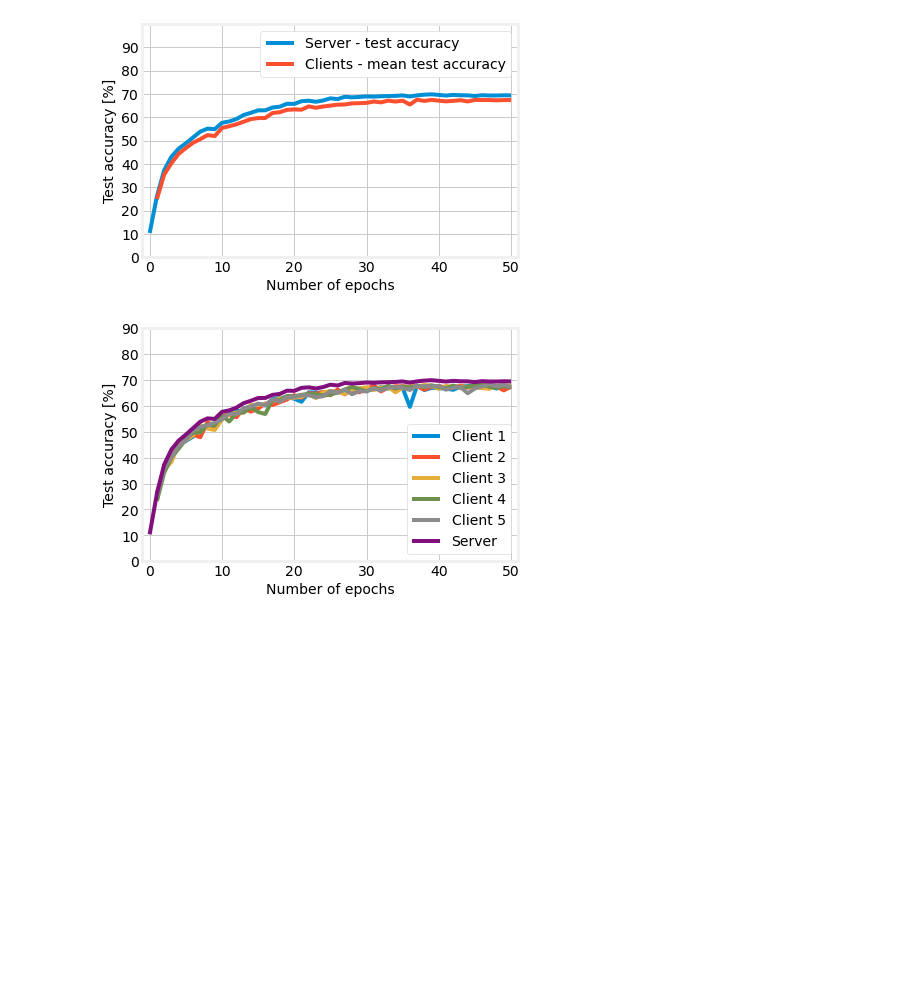
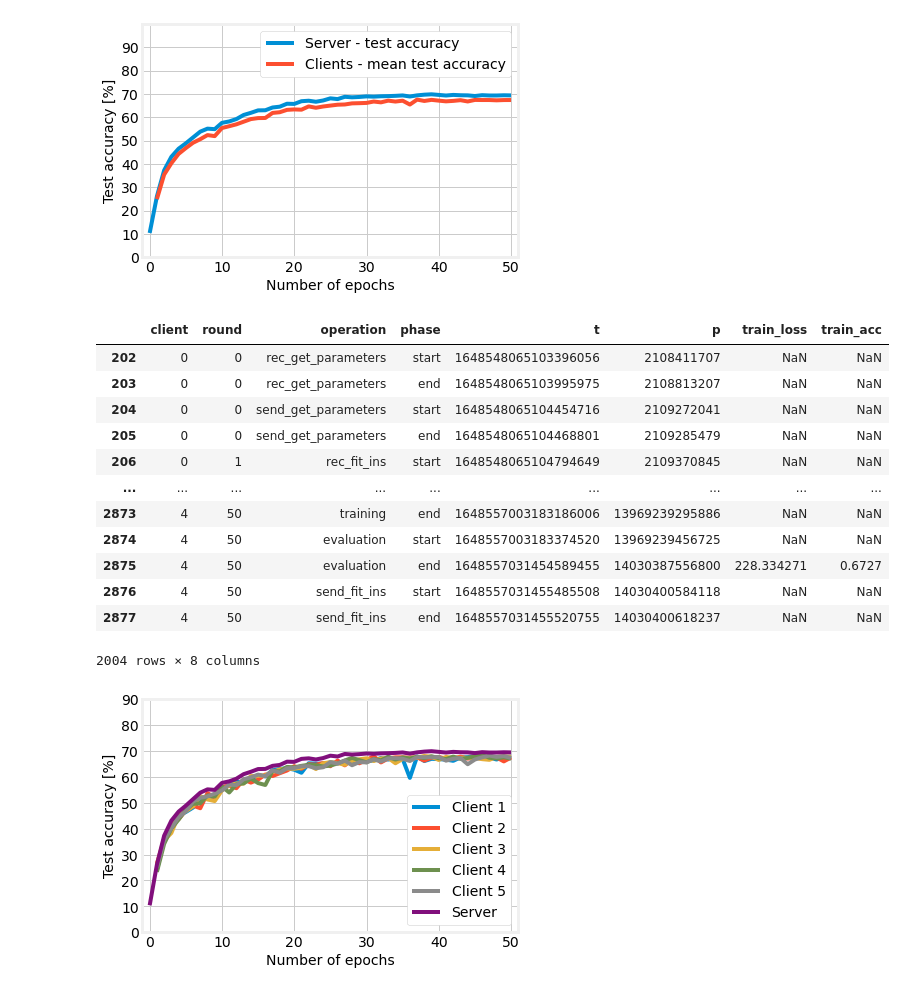
Before and after one commit to Giuse1/flower_final, a Jupyter notebook: plot.ipynb, the cells around one changed output. Drawn from its saved outputs; the diff is of its cells as text; code cells hidden in the pictures; blank space fills up the shorter version.

```diff
--- a/plot.ipynb
+++ b/plot.ipynb
@@ -85,6 +85,22 @@ plt.savefig("figures/test_accuracy_mean.png", bbox_inches = "tight")
 plt.show()
 # %% [output]
 [figure]
+# %%
+overall_df[overall_df["client"]!=-1]
+# %% [output]
+|  | client | round | operation | phase | t | p | train_loss | train_acc |
+| 202 | 0 | 0 | rec_get_parameters | start | 1648548065103396056 | 2108411707 | NaN | NaN |
+| 203 | 0 | 0 | rec_get_parameters | end | 1648548065103995975 | 2108813207 | NaN | NaN |
+| 204 | 0 | 0 | send_get_parameters | start | 1648548065104454716 | 2109272041 | NaN | NaN |
+| 205 | 0 | 0 | send_get_parameters | end | 1648548065104468801 | 2109285479 | NaN | NaN |
+| 206 | 0 | 1 | rec_fit_ins | start | 1648548065104794649 | 2109370845 | NaN | NaN |
+| ... | ... | ... | ... | ... | ... | ... | ... | ... |
+| 2873 | 4 | 50 | training | end | 1648557003183186006 | 13969239295886 | NaN | NaN |
+| 2874 | 4 | 50 | evaluation | start | 1648557003183374520 | 13969239456725 | NaN | NaN |
+| 2875 | 4 | 50 | evaluation | end | 1648557031454589455 | 14030387556800 | 228.334271 | 0.6727 |
+| 2876 | 4 | 50 | send_fit_ins | start | 1648557031455485508 | 14030400584118 | NaN | NaN |
+| 2877 | 4 | 50 | send_fit_ins | end | 1648557031455520755 | 14030400618237 | NaN | NaN |
+2004 rows × 8 columns
 # %%
 for i in range(5):
     clients_df = overall_df[overall_df["client"]==i]
```
Also changed, not shown: parts of 3 cells of this notebook, 4 other files.
